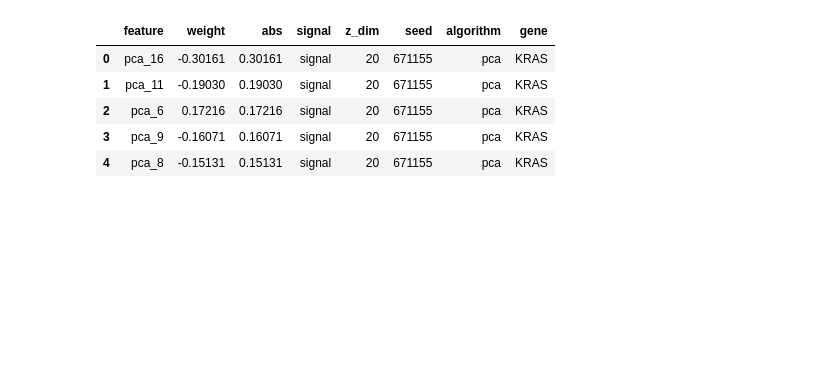
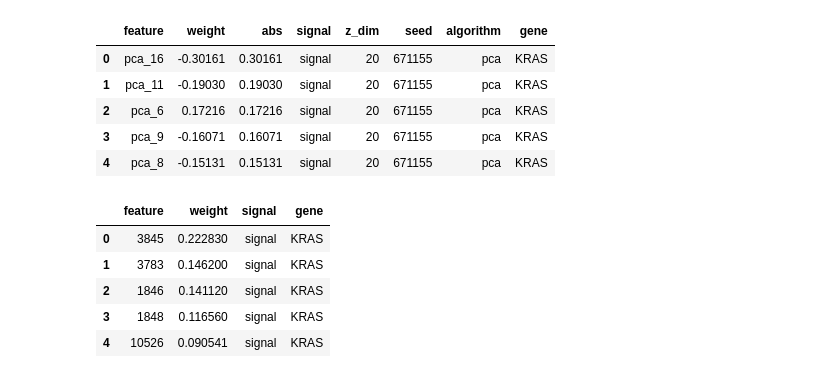
Before and after one commit to jjc2718/netreg, a Jupyter notebook: 5.analyze_plier_compression.ipynb, the cells around one changed output. Cells and saved outputs as stored; diff of their text form; code cells hidden in the pictures; blank space fills up the shorter version.

```diff
--- a/5.analyze_plier_compression.ipynb
+++ b/5.analyze_plier_compression.ipynb
@@ -238,6 +257,15 @@ coef_df.head()
 | 2 | pca_6 | 0.17216 | 0.17216 | signal | 20 | 671155 | pca | KRAS |
 | 3 | pca_9 | -0.16071 | 0.16071 | signal | 20 | 671155 | pca | KRAS |
 | 4 | pca_8 | -0.15131 | 0.15131 | signal | 20 | 671155 | pca | KRAS |
+# %%
+raw_coef_df.head()
+# %% [output]
+|  | feature | weight | signal | gene |
+| 0 | 3845 | 0.222830 | signal | KRAS |
+| 1 | 3783 | 0.146200 | signal | KRAS |
+| 2 | 1846 | 0.141120 | signal | KRAS |
+| 3 | 1848 | 0.116560 | signal | KRAS |
+| 4 | 10526 | 0.090541 | signal | KRAS |
 # %%
 sns.set()
 fig, axarr = plt.subplots(1, len(genes))
```
Also changed, not shown: parts of 4 cells of this notebook.
